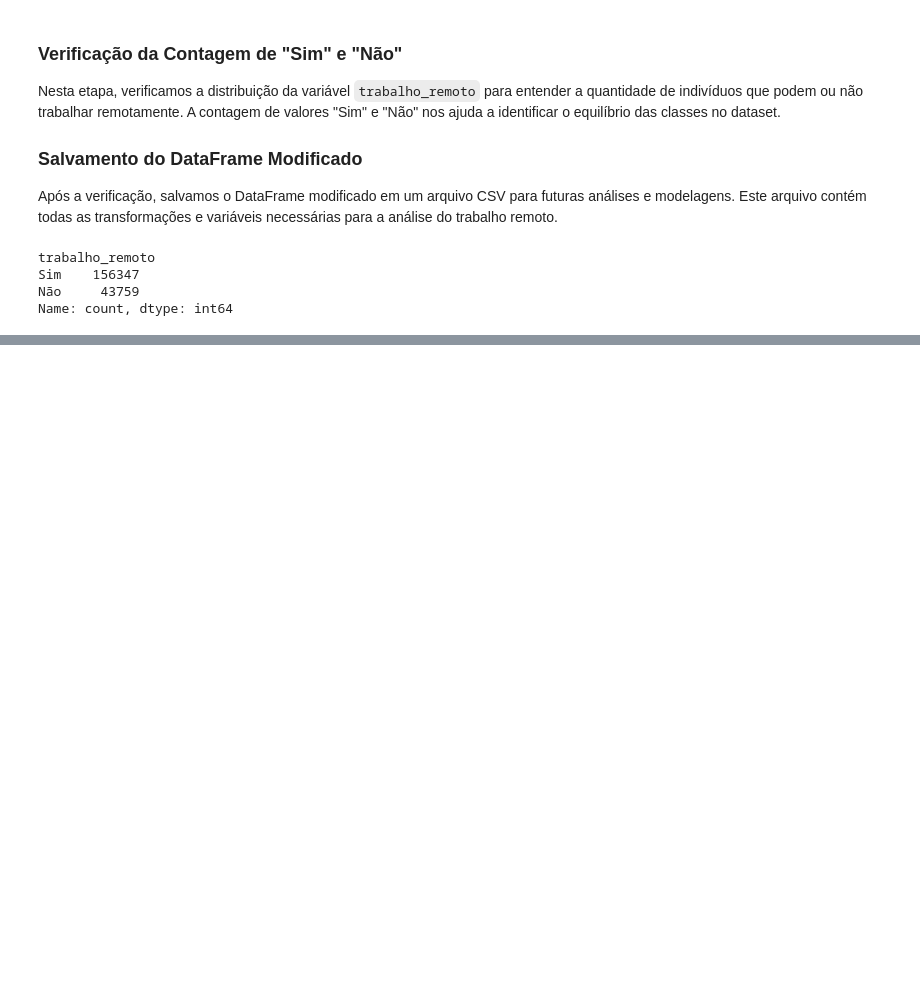
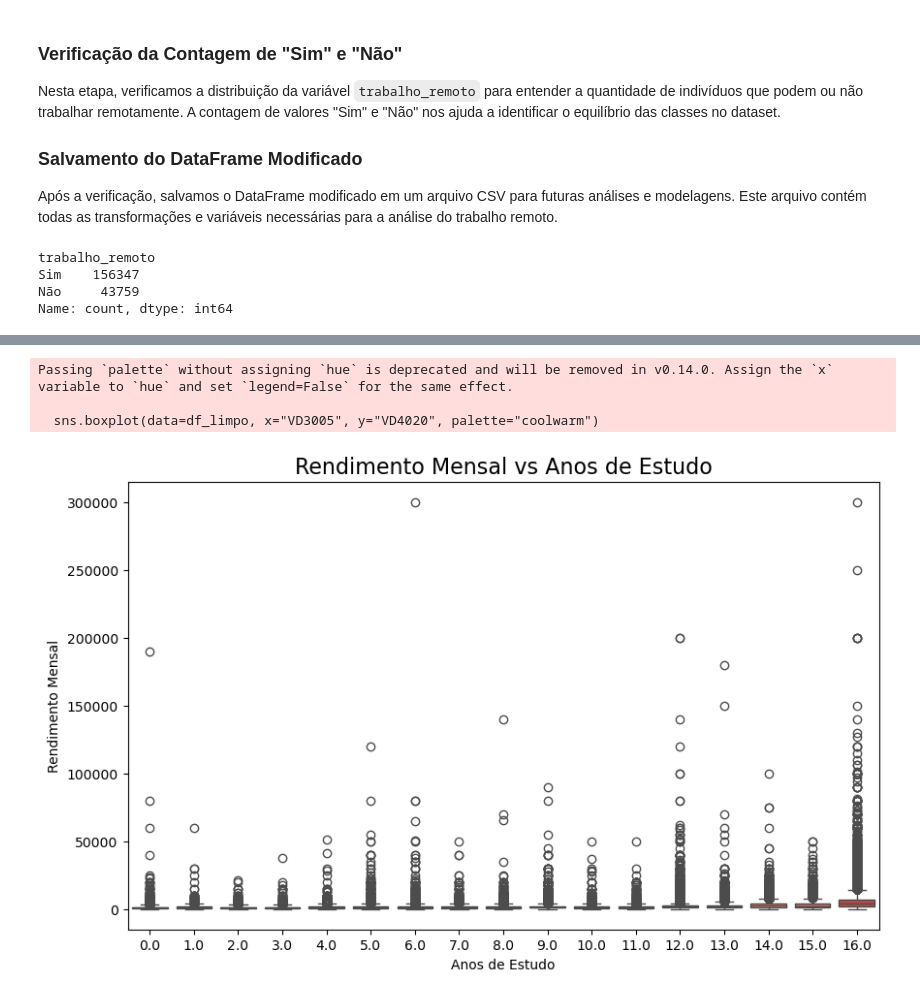
Before and after one commit to gab-correia/projeto2, a Jupyter notebook: Projeto2.ipynb, the cells around one changed output, grey strips where cells are left out. Cells and saved outputs as stored; diff of their text form; code cells hidden in the pictures; blank space fills up the shorter version.

```diff
--- a/Projeto2.ipynb
+++ b/Projeto2.ipynb
@@ -257,0 +267,23 @@ Name: count, dtype: int64
+# %%
+import pandas as pd
+import matplotlib.pyplot as plt
+import seaborn as sns
+
+# Limpar dados faltantes
+df = df_limpo.dropna()
+
+# Criar gráficos
+figures = []
+
+# Análise 1: Rendimento mensal vs Anos de estudo
+plt.figure(figsize=(10, 6))
+sns.boxplot(data=df_limpo, x="VD3005", y="VD4020", palette="coolwarm")
+plt.title("Rendimento Mensal vs Anos de Estudo", fontsize=16)
+plt.xlabel("Anos de Estudo")
+plt.ylabel("Rendimento Mensal")
+plt.show()
+# %% [output]
+Passing `palette` without assigning `hue` is deprecated and will be removed in v0.14.0. Assign the `x` variable to `hue` and set `legend=False` for the same effect.
+
+  sns.boxplot(data=df_limpo, x="VD3005", y="VD4020", palette="coolwarm")
+[figure, added]
```
Also changed, not shown: parts of 9 cells of this notebook.
